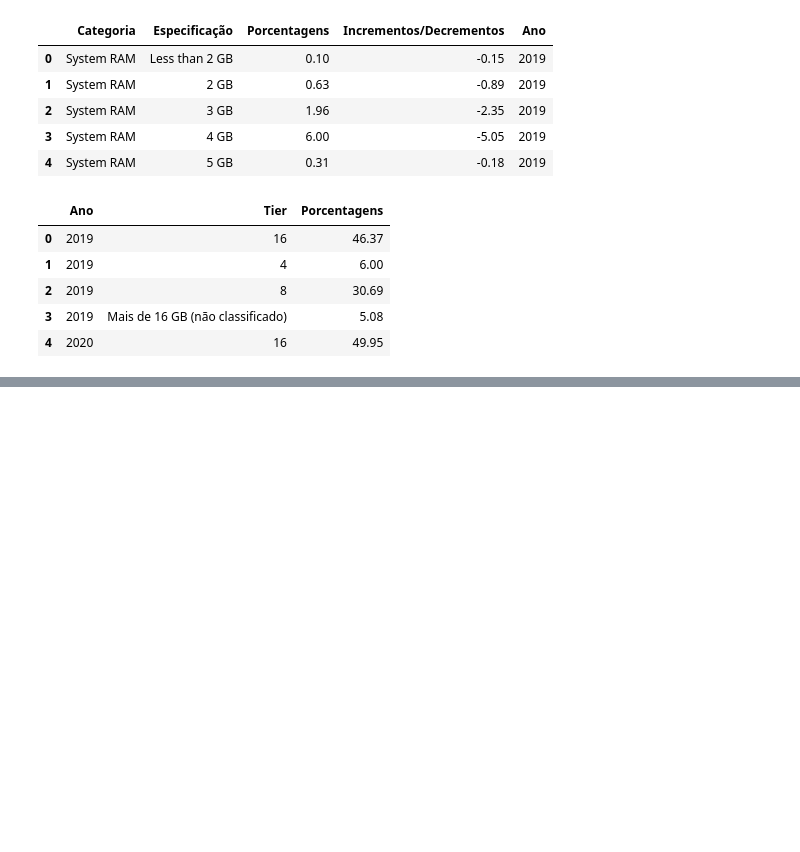
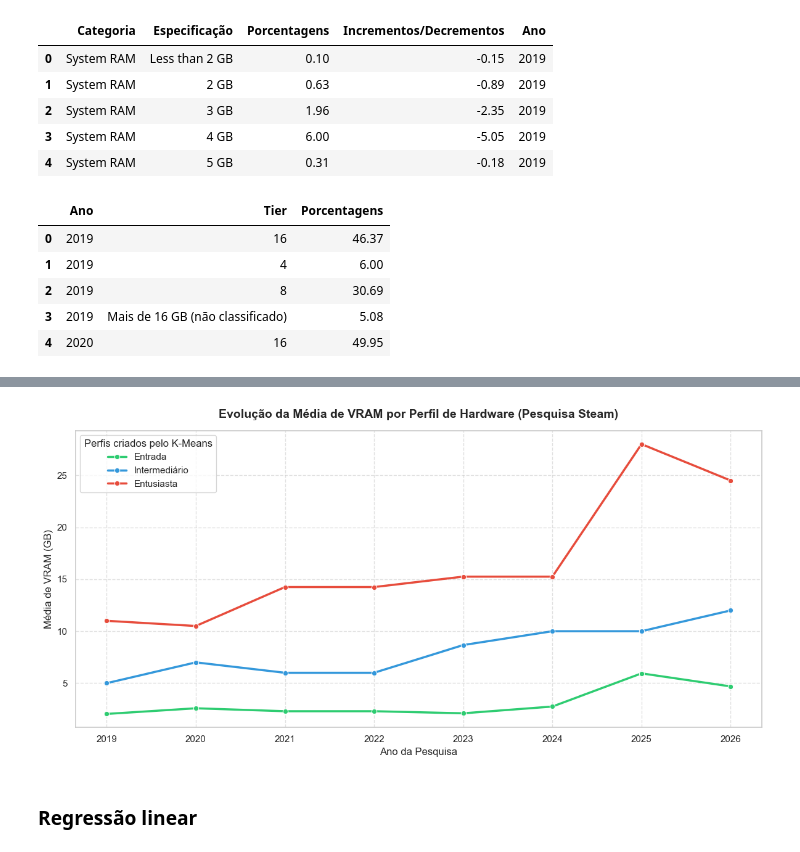
Before and after one commit to caiopaiva92/Trabalho-ICD-, a Jupyter notebook: Análise dos dados/EDA_dados_anuais_unificados.ipynb, the cells around one changed output, grey strips where cells are left out. Saved outputs shown, nothing was run; the diff lists cells and outputs as text; code cells hidden in the pictures; blank space fills up the shorter version.

```diff
--- a/Análise dos dados/EDA_dados_anuais_unificados.ipynb
+++ b/Análise dos dados/EDA_dados_anuais_unificados.ipynb
@@ -129,0 +258,4 @@ plt.show()
+# %%
+tier_pct = tier_pct[tier_pct['Tier'] != 'Outros']
+tier_pct['Tier'] = pd.to_numeric(tier_pct['Tier'], errors='coerce')
+tier_pct = tier_pct.dropna(subset=['Tier'])
@@ -129,0 +290,3 @@ plt.show()
+# %%
+evolucao_vram = df_final_clusterizado.groupby(['Ano', 'Perfil'])['Tier'].mean().unstack()
+print(evolucao_vram)
@@ -129,0 +304,35 @@ plt.show()
+# %%
+evolucao_vram.index = evolucao_vram.index.astype(int)
+
+sns.set_theme(style="whitegrid")
+plt.figure(figsize=(12, 6))
+
+cores = {
+    'Entrada': '#2ecc71',
+    'Intermediário': '#3498db',
+    'Entusiasta': '#e74c3c'
+}
+
+for perfil in ['Entrada', 'Intermediário', 'Entusiasta']:
+    sns.lineplot(
+        x=evolucao_vram.index,
+        y=evolucao_vram[perfil],
+        marker='o',
+        linewidth=2.5,
+        label=perfil,
+        color=cores[perfil]
+    )
+
+plt.title('Evolução da Média de VRAM por Perfil de Hardware (Pesquisa Steam)', fontsize=14, fontweight='bold', pad=15)
+plt.xlabel('Ano da Pesquisa', fontsize=12)
+plt.ylabel('Média de VRAM (GB)', fontsize=12)
+plt.xticks(evolucao_vram.index)
+plt.legend(title='Perfis criados pelo K-Means', frameon=True)
+plt.grid(True, linestyle='--', alpha=0.6)
+
+plt.tight_layout()
+plt.show()
+# %% [output]
+[figure, added]
+# %% [markdown]
+### Regressão linear
```
Also changed, not shown: parts of 12 cells of this notebook.
